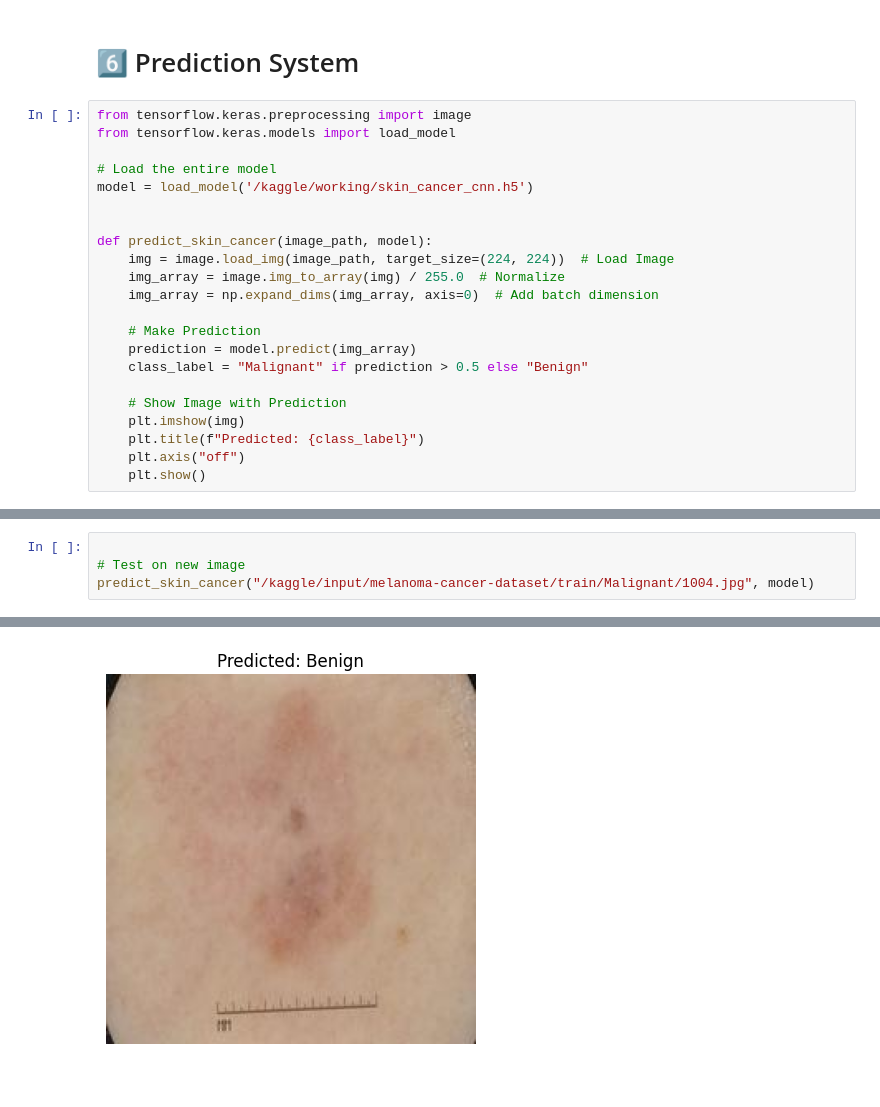
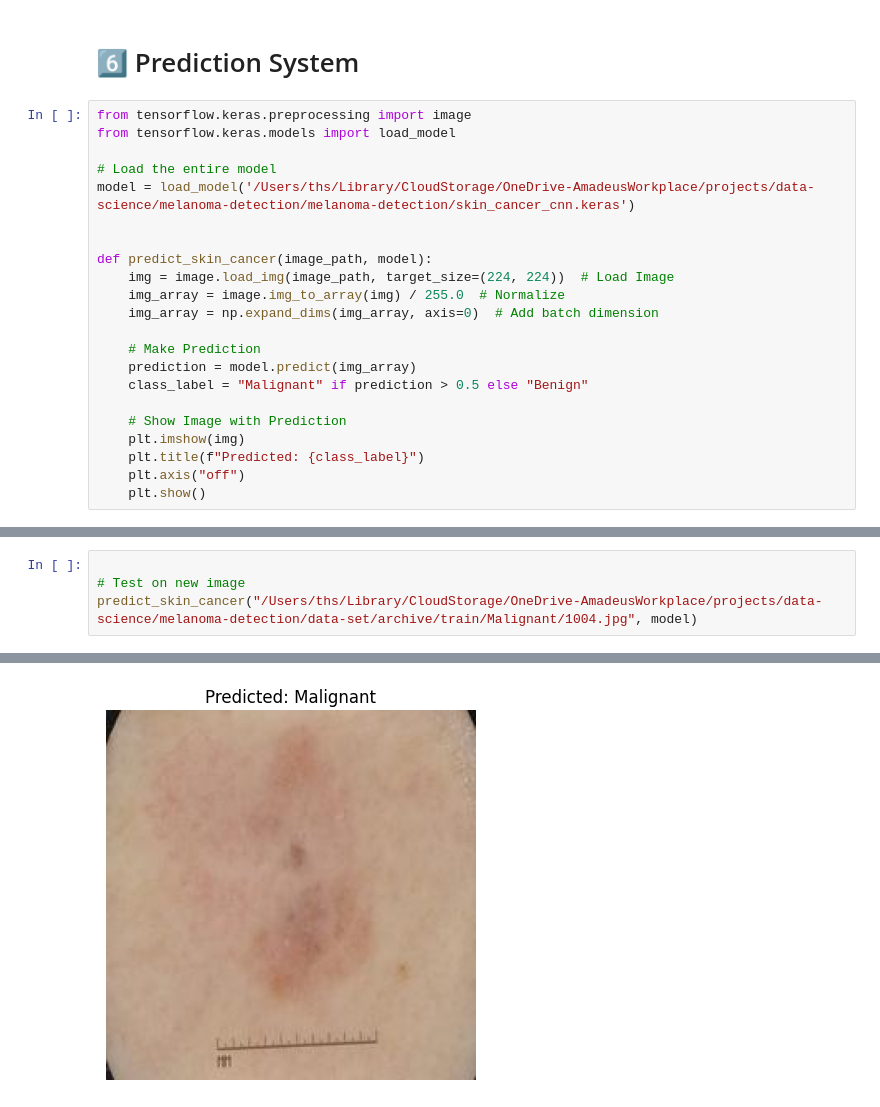
Before and after one commit to thulasiram-projects/melanoma-detection, a Jupyter notebook: skin-cancer-detection-with-cnn-deep-learning.ipynb, the cells around one changed output, grey strips where cells are left out. Drawn from its saved outputs; the diff is of its cells as text.

```diff
--- a/skin-cancer-detection-with-cnn-deep-learning.ipynb
+++ b/skin-cancer-detection-with-cnn-deep-learning.ipynb
@@ -241,7 +229,7 @@ from tensorflow.keras.preprocessing import image
 from tensorflow.keras.models import load_model
 
 # Load the entire model
-model = load_model('/kaggle/working/skin_cancer_cnn.h5')
+model = load_model('/Users/ths/Library/CloudStorage/OneDrive-AmadeusWorkplace/projects/data-science/melanoma-detection/melanoma-detection/skin_cancer_cnn.keras')
 
 
 def predict_skin_cancer(image_path, model):
@@ -268,5 +256,5 @@ predict_skin_cancer("/kaggle/input/melanoma-cancer-dataset/test/Malignant/5616.j
 # %%
 
 # Test on new image
-predict_skin_cancer("/kaggle/input/melanoma-cancer-dataset/train/Malignant/1004.jpg", model)
+predict_skin_cancer("/Users/ths/Library/CloudStorage/OneDrive-AmadeusWorkplace/projects/data-science/melanoma-detection/data-set/archive/train/Malignant/1004.jpg", model)
 # %% [output]
@@ -274 +262 @@ predict_skin_cancer("/kaggle/input/melanoma-cancer-dataset/train/Malignant/1004.
-[figure, old version]
+[figure, new version]
```
Also changed, not shown: parts of 13 cells of this notebook.
